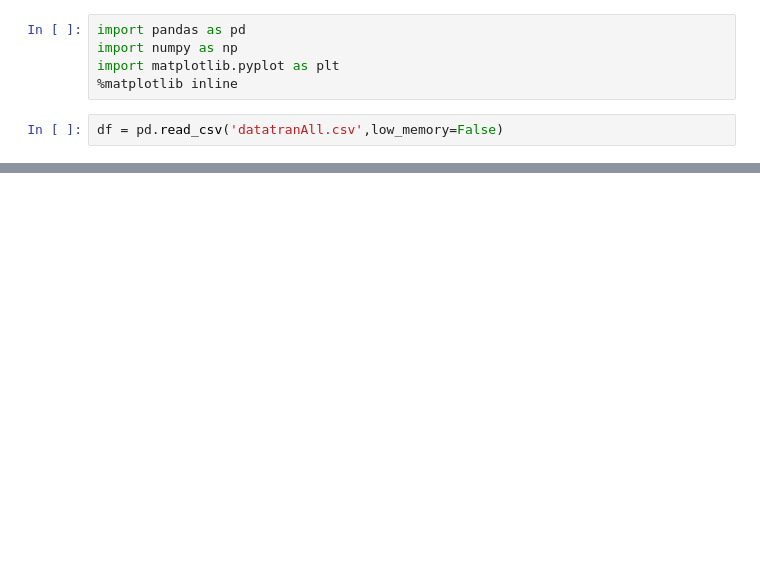
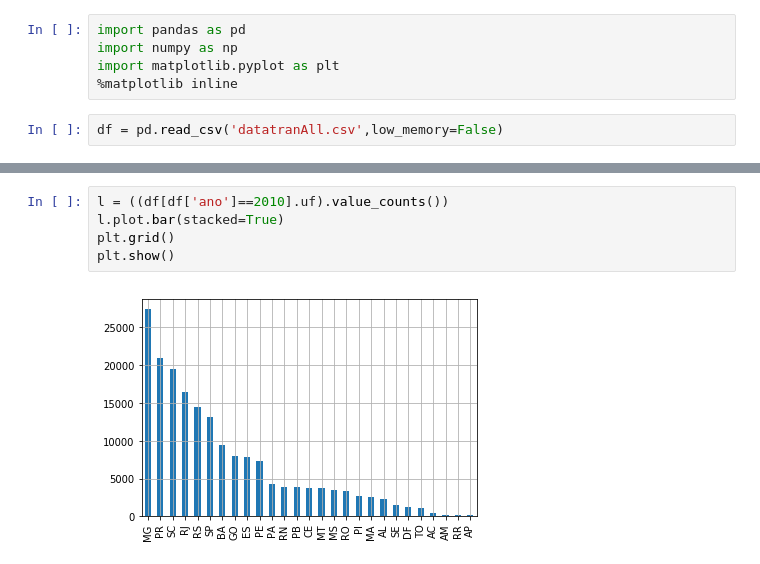
Before and after one commit to AllanBastos/Atividades-Python, a Jupyter notebook: ESTATÍSTICA APLICADA/Projeto/csv/Untitled.ipynb, the cells around one changed output, grey strips where cells are left out. Saved outputs shown, nothing was run; the diff lists cells and outputs as text; blank space fills up the shorter version.

```diff
--- a/ESTATÍSTICA APLICADA/Projeto/csv/Untitled.ipynb
+++ b/ESTATÍSTICA APLICADA/Projeto/csv/Untitled.ipynb
@@ -15,0 +29,7 @@ plt.bar(nomes, tamanhos)
+# %%
+l = ((df[df['ano']==2010].uf).value_counts())
+l.plot.bar(stacked=True)
+plt.grid()
+plt.show()
+# %% [output]
+[figure, added]
```
Also changed, not shown: parts of 2 cells of this notebook, 1 other file.
